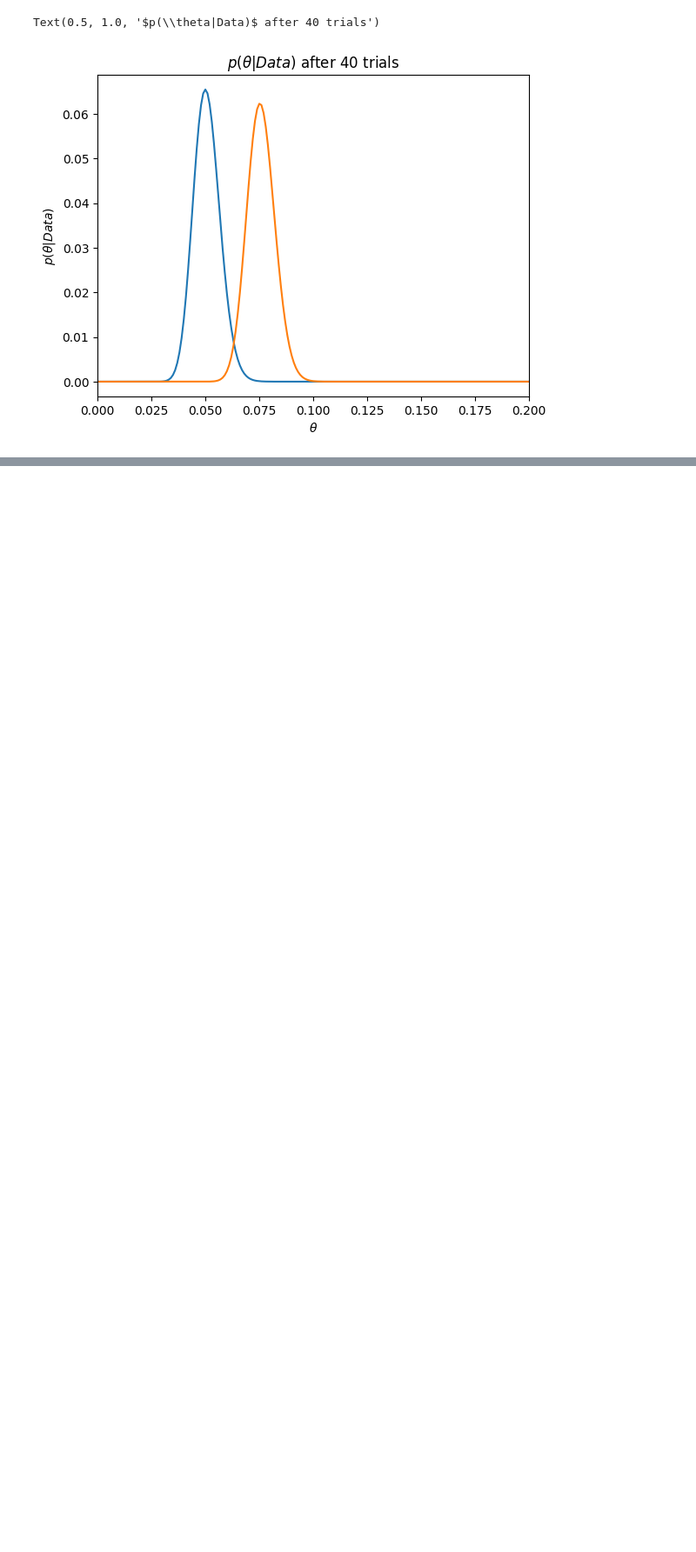
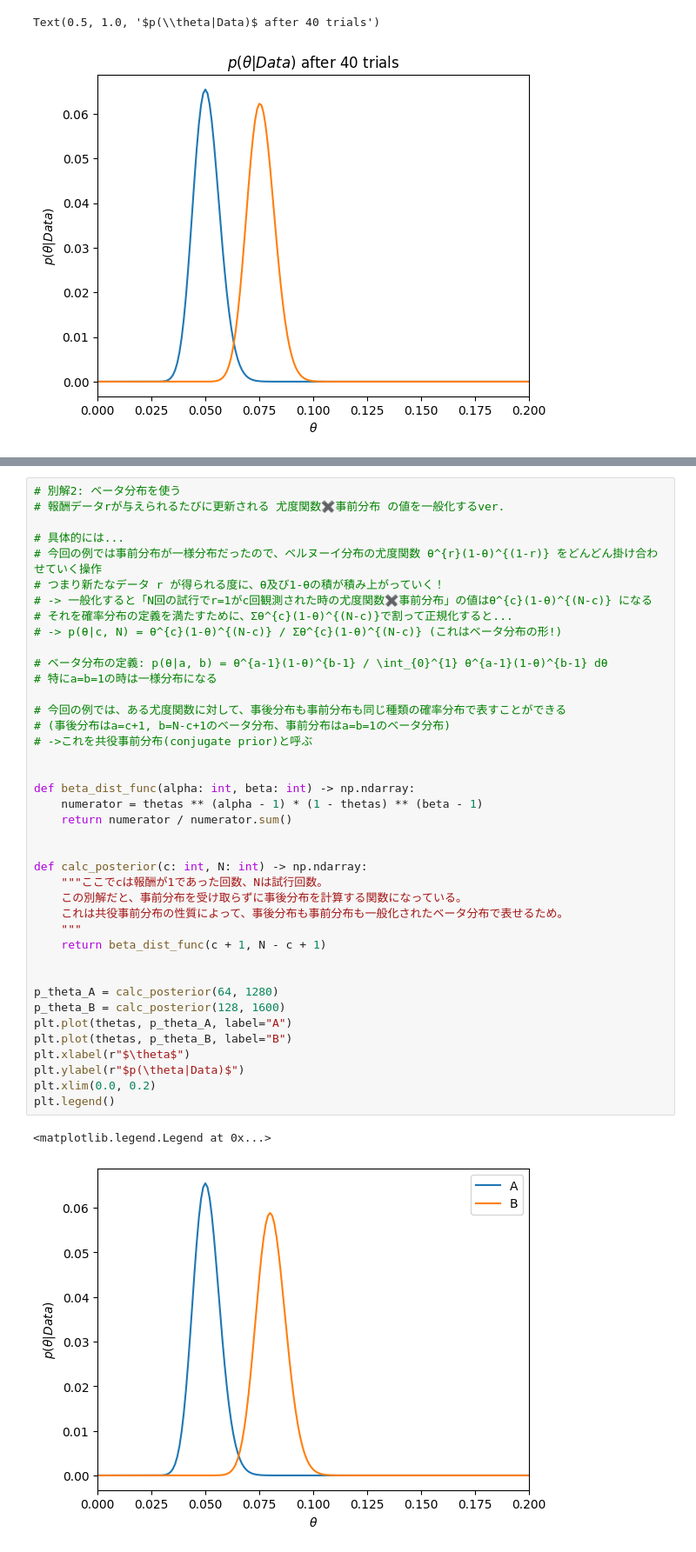
Before and after one commit to morinota/TIL, a Jupyter notebook: machine_learning/bandit_algorithms/ウェブ最適化で始める機械学習/chaper_1.ipynb, the cells around one changed output, grey strips where cells are left out. Shown at 87% size. Saved outputs shown, nothing was run; the diff lists cells and outputs as text; blank space fills up the shorter version.

```diff
--- a/machine_learning/bandit_algorithms/ウェブ最適化で始める機械学習/chaper_1.ipynb
+++ b/machine_learning/bandit_algorithms/ウェブ最適化で始める機械学習/chaper_1.ipynb
@@ -115,3 +116,46 @@ plt.title(r"$p(\theta|Data)$ after 40 trials, alternative solution")
 # %% [output]
 Text(0.5, 1.0, '$p(\\theta|Data)$ after 40 trials, alternative solution')
 [figure]
+# %%
+# 別解2: ベータ分布を使う
+# 報酬データrが与えられるたびに更新される 尤度関数✖️事前分布 の値を一般化するver.
+
+# 具体的には...
+# 今回の例では事前分布が一様分布だったので、ベルヌーイ分布の尤度関数 θ^{r}(1-θ)^{(1-r)} をどんどん掛け合わせていく操作
+# つまり新たなデータ r が得られる度に、θ及び1-θの積が積み上がっていく！
+# -> 一般化すると「N回の試行でr=1がc回観測された時の尤度関数✖️事前分布」の値はθ^{c}(1-θ)^{(N-c)} になる
+# それを確率分布の定義を満たすために、Σθ^{c}(1-θ)^{(N-c)}で割って正規化すると...
+# -> p(θ|c, N) = θ^{c}(1-θ)^{(N-c)} / Σθ^{c}(1-θ)^{(N-c)} (これはベータ分布の形!)
+
+# ベータ分布の定義: p(θ|a, b) = θ^{a-1}(1-θ)^{b-1} / \int_{0}^{1} θ^{a-1}(1-θ)^{b-1} dθ
+# 特にa=b=1の時は一様分布になる
+
+# 今回の例では、ある尤度関数に対して、事後分布も事前分布も同じ種類の確率分布で表すことができる
+# (事後分布はa=c+1, b=N-c+1のベータ分布、事前分布はa=b=1のベータ分布)
+# ->これを共役事前分布(conjugate prior)と呼ぶ
+
+
+def beta_dist_func(alpha: int, beta: int) -> np.ndarray:
+    numerator = thetas ** (alpha - 1) * (1 - thetas) ** (beta - 1)
+    return numerator / numerator.sum()
+
+
+def calc_posterior(c: int, N: int) -> np.ndarray:
+    """ここでcは報酬が1であった回数、Nは試行回数。
+    この別解だと、事前分布を受け取らずに事後分布を計算する関数になっている。
+    これは共役事前分布の性質によって、事後分布も事前分布も一般化されたベータ分布で表せるため。
+    """
+    return beta_dist_func(c + 1, N - c + 1)
+
+
+p_theta_A = calc_posterior(64, 1280)
+p_theta_B = calc_posterior(128, 1600)
+plt.plot(thetas, p_theta_A, label="A")
+plt.plot(thetas, p_theta_B, label="B")
+plt.xlabel(r"$\theta$")
+plt.ylabel(r"$p(\theta|Data)$")
+plt.xlim(0.0, 0.2)
+plt.legend()
+# %% [output]
+<matplotlib.legend.Legend at 0x...>
+[figure, added]
```
Also changed, not shown: parts of 6 cells of this notebook, 2 other files.
